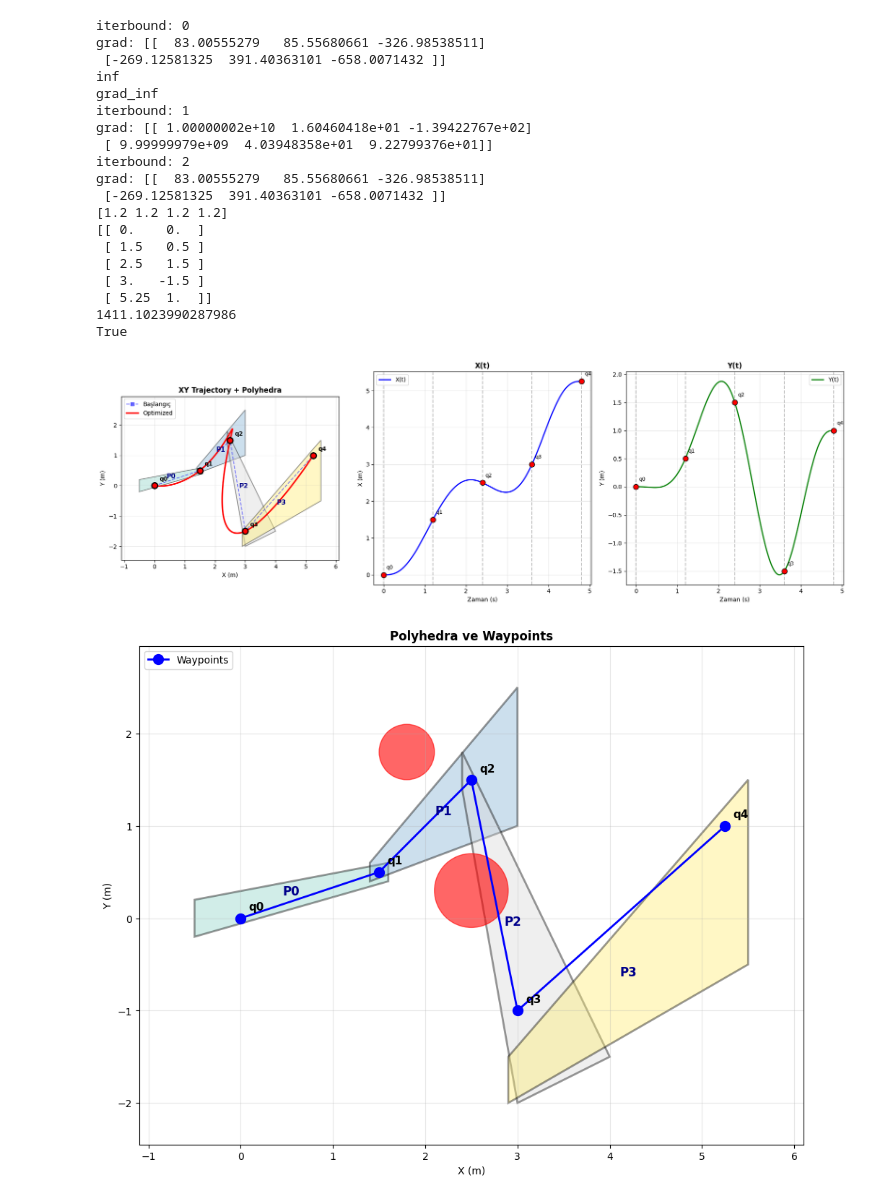
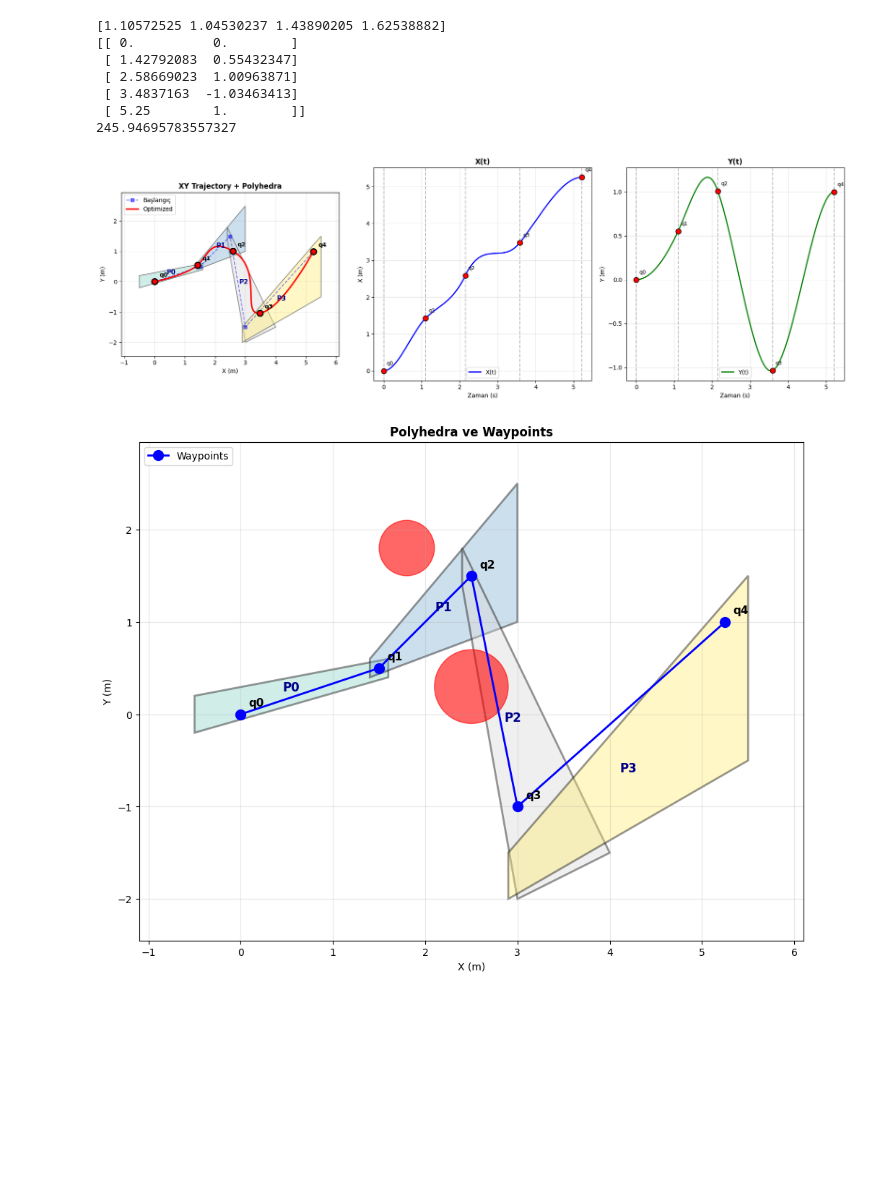
Before and after one commit to DemirDorukDilek/DDoP, a Jupyter notebook: Welcome_To_Colab (4).ipynb, the cells around one changed output. Cells and saved outputs as stored; diff of their text form; code cells hidden in the pictures; blank space fills up the shorter version.

```diff
--- a/Welcome_To_Colab (4).ipynb
+++ b/Welcome_To_Colab (4).ipynb
@@ -25,6 +25,7 @@ import scipy.special
 class DDoPnD:
 
     def __init__(self,Ts,waypoints,polyhedra,fix_times=False,fix_waypoints=False,S=4):
+        self.save = Ts.copy(),waypoints.copy(),polyhedra.copy()
         self.Ts = Ts
         self.waypoints = waypoints
         self.fix_times = fix_times
@@ -45,6 +46,9 @@ class DDoPnD:
         self.pakka = 1.0
 
         self.iter = 0
+
+    def reset(self):
+        self.__init__(*self.save,self.fix_times,self.fix_waypoints,self.S)
 
     def _unpack(self,x):
         idx = 0
@@ -170,7 +174,7 @@ class DDoPnD:
                 da_dT_prev = -2.0 * (v_out - v_in) / T_sum_sq + 2.0 * (q_curr - q_prev) / (T_sum * np.power(T_prev, 2))
 
                 # ∂a/∂T_i (T_next)
-                da_dT_next = -2.0 * (v_out - v_in) / T_sum_sq - 2.0 * (q_next - q_curr) / (T_sum * np.power(T_next, 2))
+                da_dT_next = 2.0 * (v_out - v_in) / T_sum_sq - 2.0 * (q_next - q_curr) / (T_sum * np.power(T_next, 2))
 
                 # ∂||a||²/∂T = 2 * a · ∂a/∂T
                 grad_T[i - 1] += self.rho_a * gp * 2.0 * np.dot(a, da_dT_prev)
@@ -232,8 +236,8 @@ class DDoPnD:
                 A_j,b_j = self.polyhedra[j]
                 slack = b_j - A_j @ q_i
                 if np.any((slack)<=0):
-                    print("inf")
-                    return float("inf")
+                    # print("inf",q_i,b_j,A_j)
+                    return 1e10
 
                 J_F -= self.pakka * np.sum(np.log(slack))
         return J_F
@@ -247,7 +251,7 @@ class DDoPnD:
                 A_j,b_j = self.polyhedra[j]
                 slack = b_j - A_j @ q_i
                 if np.any((slack)<=0):
-                    print("grad_inf")
+                    # print("grad_inf")
                     grad_q_i += 1e10*np.ones(self.dim)
                 else:
                     grad_q_i +=  self.pakka * (A_j.T @ (1.0/slack))
@@ -272,6 +276,8 @@ class DDoPnD:
         return float(cost)
 
     def grad(self, x):
+        self._unpack(x)
+        self._update_sub_optimizers()
         grad_T = np.zeros(self.M)
         grad_q = np.zeros((self.dim, self.M - 1))
 
@@ -293,8 +299,8 @@ class DDoPnD:
         if not self.fix_waypoints:
             for d in range(self.dim):
                 grad.extend(grad_q[d])
-        print("iterbound:", self.iter)
-        print("grad:", grad_q)
+        # print("iterbound:", self.iter)
+        # print("grad:", grad_q)
         self.iter+=1
         return np.array(grad)
 
@@ -356,57 +362,43 @@ polygons = [
         (2.4, 1.4),
         (3.0, -2),
         (4.0, -1.5),
         (2.4, 1.8)
     ],
 
     # P₃: Bitiş bölgesi
     [
         (2.9, -2),
         (5.5, -0.5),
         (5.5, 1.5),
         (2.9, -1.5)
     ],
 ]
 
 # Engeller (sadece görselleştirme için)
 obstacles = [
     {'center': (2.5, 0.3), 'radius': 0.4},
     {'center': (1.8, 1.8), 'radius': 0.3},
 ]
 
 
 opt_waypoint = list(map(np.array,waypoints))
 polyhedra = list(map(polygon_to_polyhedron,polygons))
-opt = DDoPnD([1.2]*(len(waypoints)-1),opt_waypoint,polyhedra,False,False,3)
+opt = DDoPnD([1.2]*(len(waypoints)-1),opt_waypoint,polyhedra,False,False,2)
 T,way,C = opt.run()
 print(T)
 print(way)
 print(C)
-print((way==opt_waypoint).all())
-ww =[np.array(dim) for dim in zip(*way)]
-plot_trajectory_result(opt, polyhedra, opt_waypoint, [])
+plot_trajectory_result(opt, polyhedra, waypoints, [])
 # visualize_trajectory_2d(opt,T,*ww)
 # %% [output]
-iterbound: 0
-grad: [[  83.00555279   85.55680661 -326.98538511]
- [-269.12581325  391.40363101 -658.0071432 ]]
-inf
-grad_inf
-iterbound: 1
-grad: [[ 1.00000002e+10  1.60460418e+01 -1.39422767e+02]
- [ 9.99999979e+09  4.03948358e+01  9.22799376e+01]]
-iterbound: 2
-grad: [[  83.00555279   85.55680661 -326.98538511]
- [-269.12581325  391.40363101 -658.0071432 ]]
-[1.2 1.2 1.2 1.2]
-[[ 0.    0.  ]
- [ 1.5   0.5 ]
- [ 2.5   1.5 ]
- [ 3.   -1.5 ]
- [ 5.25  1.  ]]
-1411.1023990287986
-True
+[1.10572525 1.04530237 1.43890205 1.62538882]
+[[ 0.          0.        ]
+ [ 1.42792083  0.55432347]
+ [ 2.58669023  1.00963871]
+ [ 3.4837163  -1.03463413]
+ [ 5.25        1.        ]]
+245.94695783557327
-[figure, old version]
+[figure, new version]
 # %%
 def plot_polyhedra_and_waypoints(polyhedra, waypoints, obstacles=None):
     """
```
Also changed, not shown: parts of 1 cell of this notebook.
